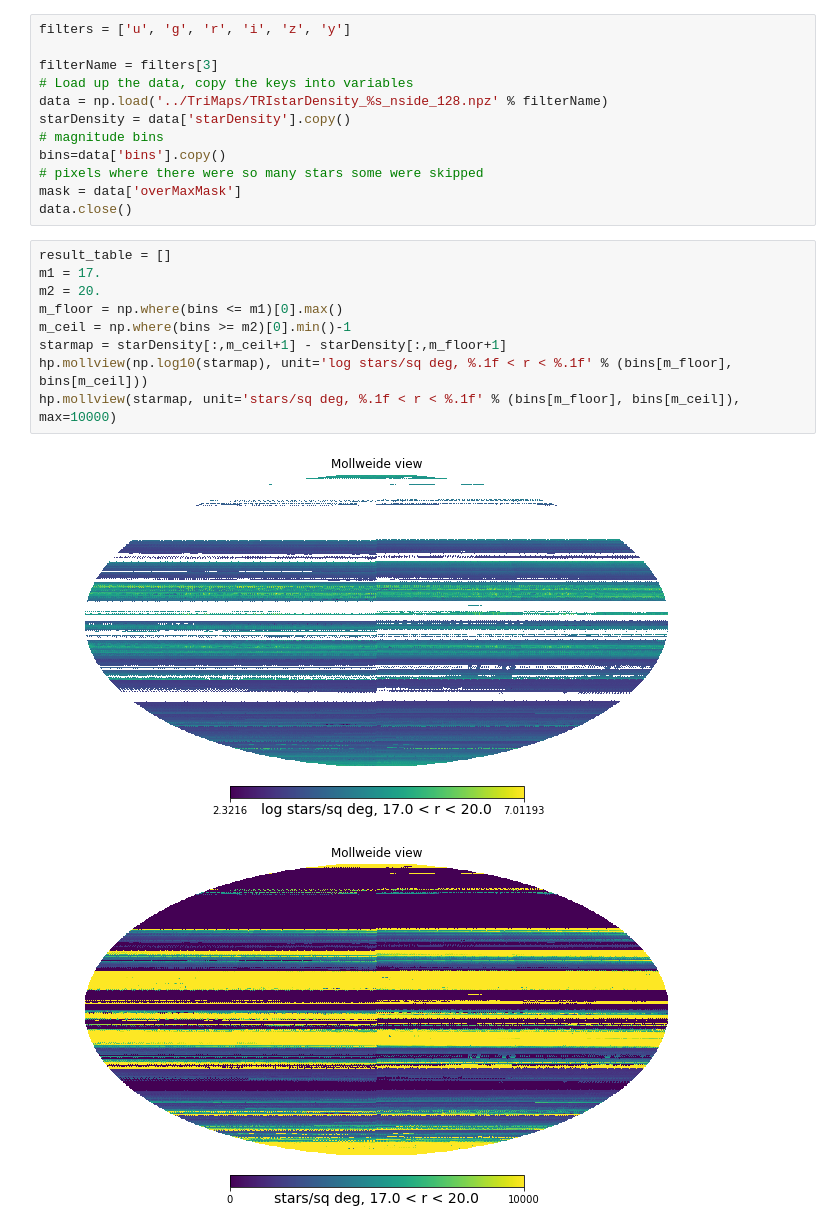
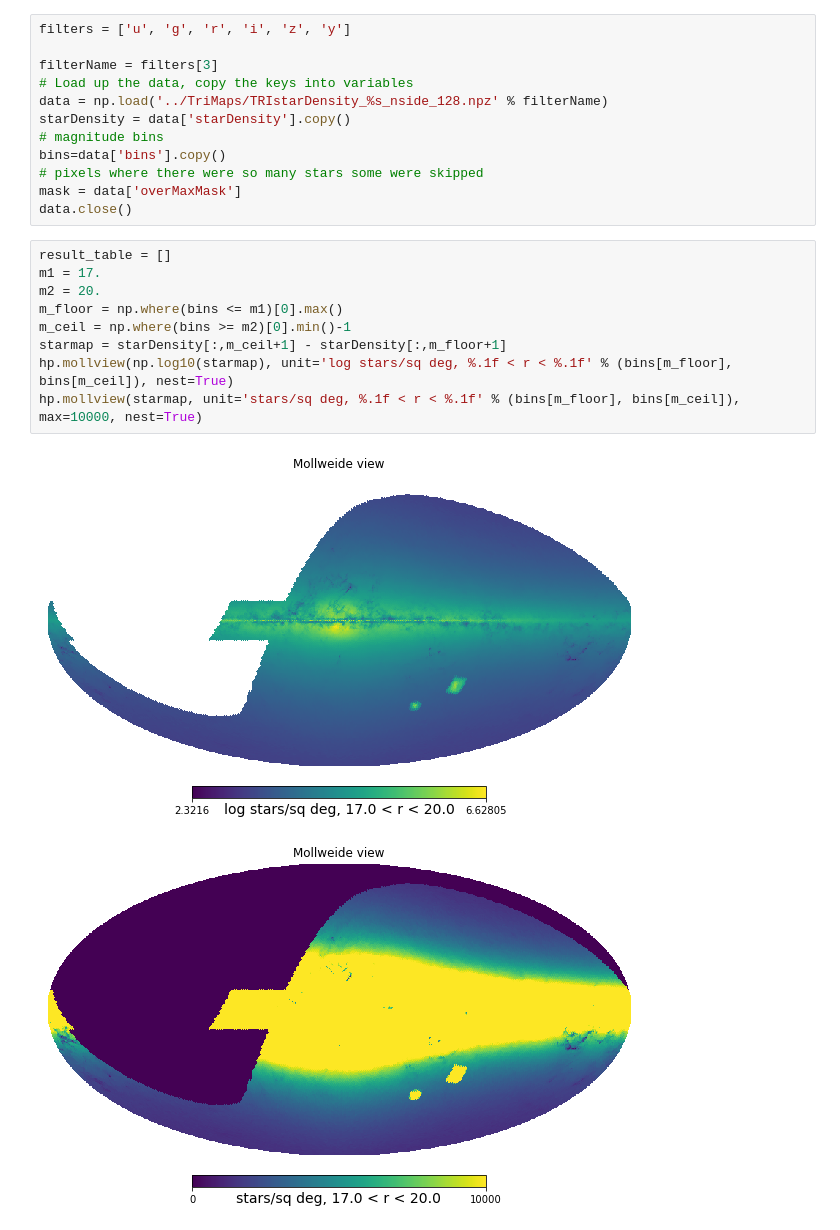
Before and after one commit to lsst-sims/legacy_sims_maps, a Jupyter notebook: notebooks/Tri_Map_Ecample.ipynb, the cells around one changed output. Drawn from its saved outputs; the diff is of its cells as text.

Commit message:
fix notebook for nest

```diff
--- a/notebooks/Tri_Map_Ecample.ipynb
+++ b/notebooks/Tri_Map_Ecample.ipynb
@@ -19,14 +19,14 @@ data.close()
 # %%
 result_table = []
 m1 = 17.
 m2 = 20.
 m_floor = np.where(bins <= m1)[0].max()
 m_ceil = np.where(bins >= m2)[0].min()-1
 starmap = starDensity[:,m_ceil+1] - starDensity[:,m_floor+1]
-hp.mollview(np.log10(starmap), unit='log stars/sq deg, %.1f < r < %.1f' % (bins[m_floor], bins[m_ceil]))
-hp.mollview(starmap, unit='stars/sq deg, %.1f < r < %.1f' % (bins[m_floor], bins[m_ceil]), max=10000)
+hp.mollview(np.log10(starmap), unit='log stars/sq deg, %.1f < r < %.1f' % (bins[m_floor], bins[m_ceil]), nest=True)
+hp.mollview(starmap, unit='stars/sq deg, %.1f < r < %.1f' % (bins[m_floor], bins[m_ceil]), max=10000, nest=True)
 # %% [output]
-[figure, old version]
+[figure, new version]
-[figure, old version]
+[figure, new version]
 # %%
 # let's just check a single frame
```
Also changed, not shown: parts of 1 cell of this notebook.
